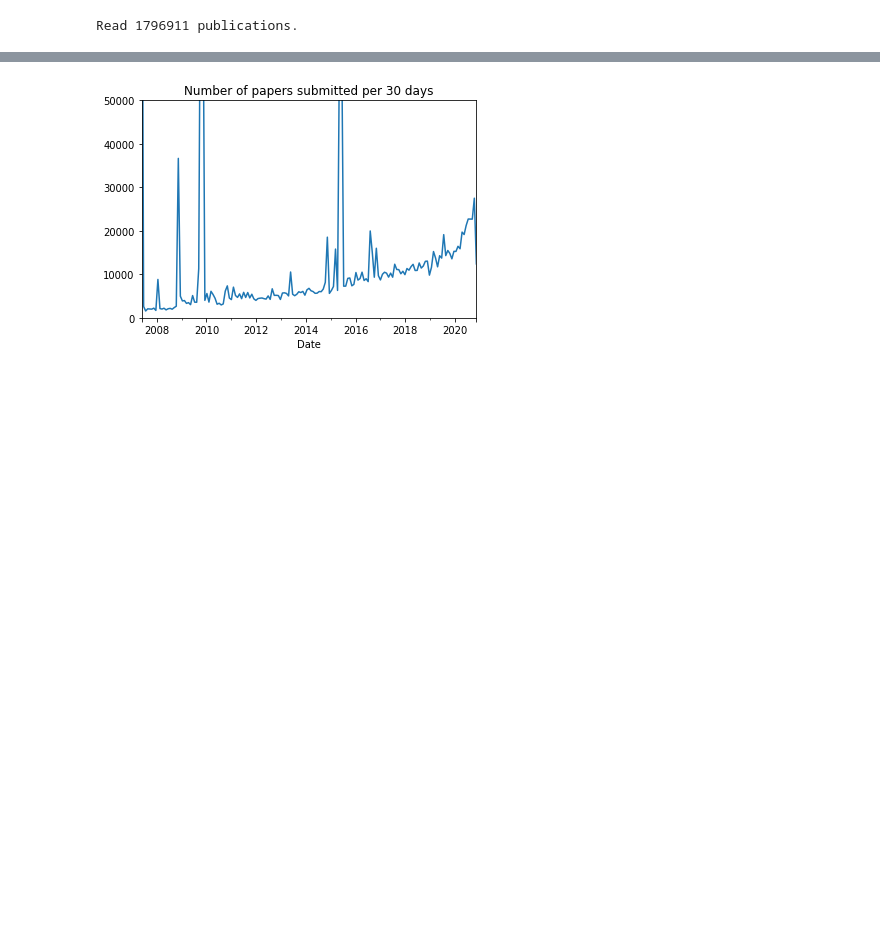
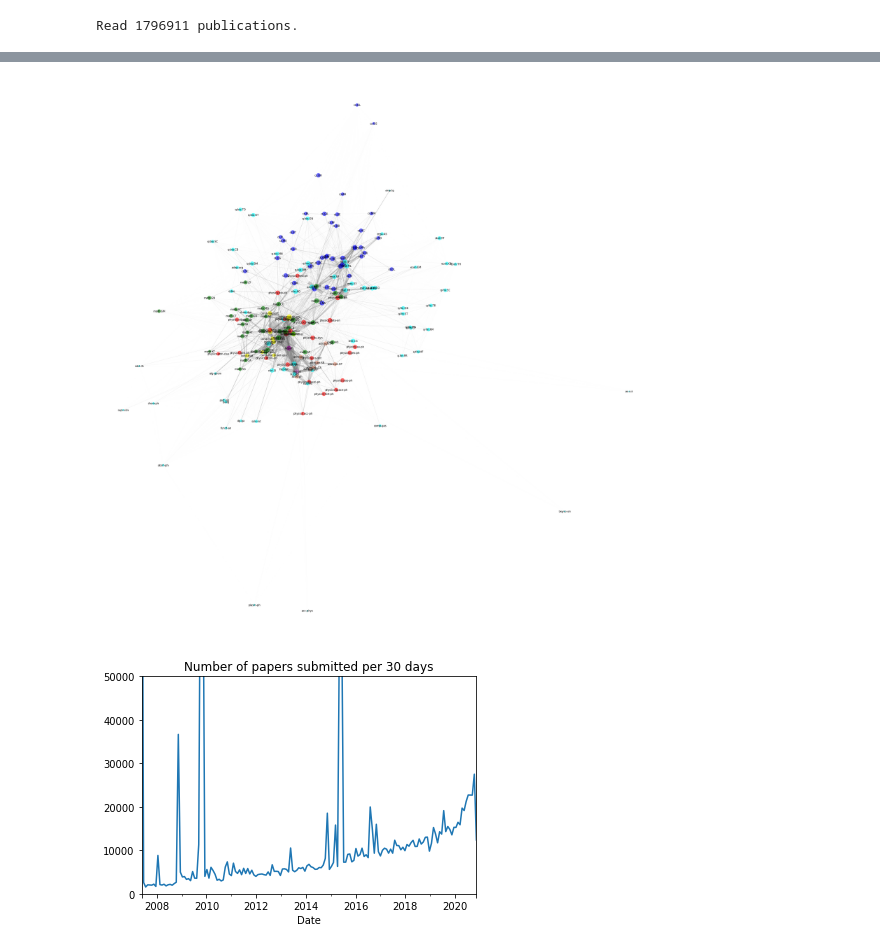
Before and after one commit to com-480-data-visualization/data-visualization-project-2021-ufa, a Jupyter notebook: exploratory_data_analysis.ipynb, the cells around one changed output, grey strips where cells are left out. Drawn from its saved outputs; the diff is of its cells as text; code cells hidden in the pictures; blank space fills up the shorter version.

```diff
--- a/exploratory_data_analysis.ipynb
+++ b/exploratory_data_analysis.ipynb
@@ -45,3 +119,45 @@ df.head(3)
+# %%
+category_interaction_dic={}
+for m_cats in df['categories']:
+    m_cats_arr = m_cats.split(' ')
+    for i,cat in enumerate(m_cats_arr):
+        if cat not in category_interaction_dic:
+            category_interaction_dic[cat] = {}
+        for cat_it in m_cats_arr[i+1:]:
+            if cat_it not in category_interaction_dic[cat]:
+                category_interaction_dic[cat][cat_it] = {'weight': 1}
+            else:
+                category_interaction_dic[cat][cat_it]['weight'] += 1
+# %%
+default_color = "cyan"
+
+def category_color(category):
+    for keyword, color, _ in selected_categories:
+        if keyword in category:
+            return color
+    return default_color
+
+graph = nx.Graph(category_interaction_dic)
+
+# fixing the size of the figure
+plt.figure(figsize =(30, 30))
+
+node_size = [2 * graph.degree(v) for v in graph]
+
+# width of edge is a list of weight of edges
+edge_width = [0.0020 * graph[u][v]['weight'] for u, v in graph.edges()]
+
+node_color = list(map(category_color, graph))
+
+pos = nx.spring_layout(graph)
+nx.draw_networkx_nodes(graph, pos, node_size = node_size, node_color= node_color,alpha=0.6)
+nx.draw_networkx_labels(graph, pos, font_size=10)
+nx.draw_networkx_edges(graph, pos, width = edge_width,edge_color ='.4',alpha=0.3)
+
+plt.axis('off')
+plt.tight_layout();
+# %% [output]
+[figure, added]
 # %%
 # Group by a 30-day window (which models a month)
 grouper_month = pd.Grouper(key="update_date", freq="30D")
```
Also changed, not shown: parts of 6 cells of this notebook.
